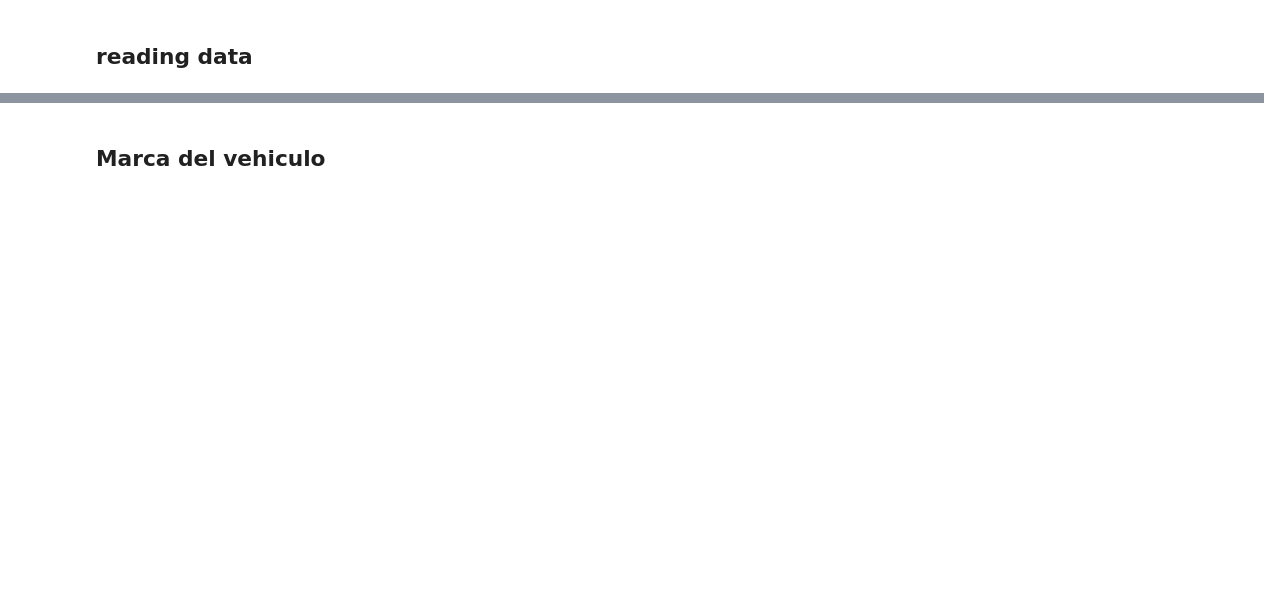
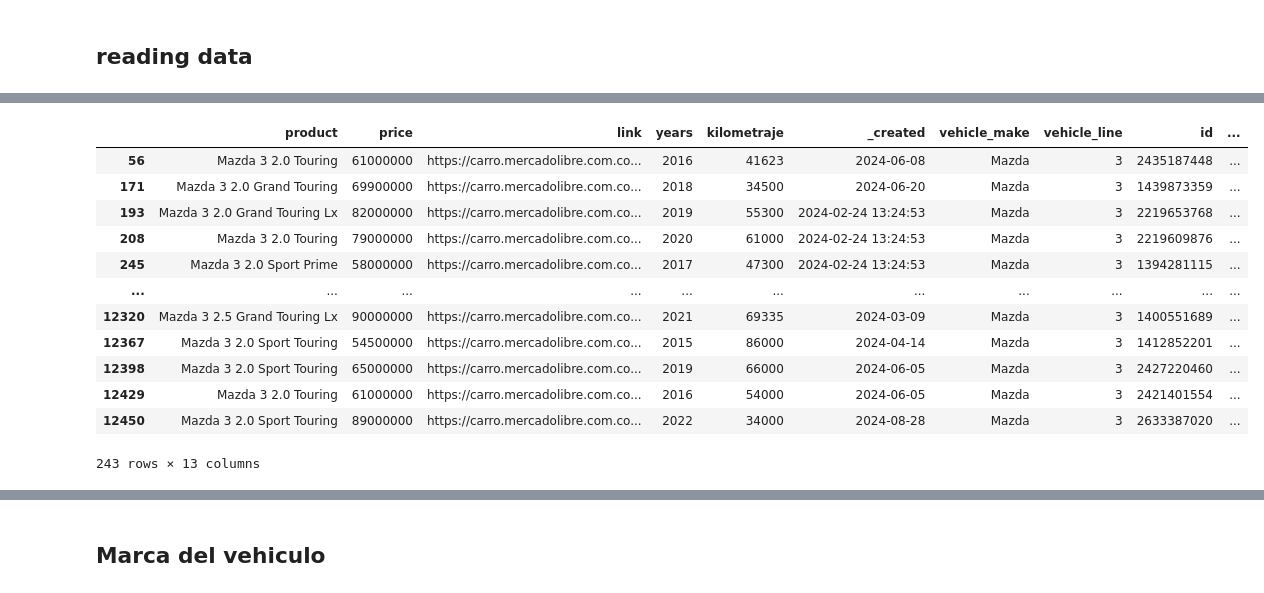
Before and after one commit to Wilmar3752/car_predict, a Jupyter notebook: notebooks/0-eda_cars.ipynb, the cells around one changed output, grey strips where cells are left out. Saved outputs shown, nothing was run; the diff lists cells and outputs as text; code cells hidden in the pictures; blank space fills up the shorter version.

```diff
--- a/notebooks/0-eda_cars.ipynb
+++ b/notebooks/0-eda_cars.ipynb
@@ -40,0 +65,16 @@ car_data.head()
+# %%
+car_data[car_data['make-line']=='Mazda-3']
+# %% [output]
+|  | product | price | link | years | kilometraje | _created | vehicle_make | vehicle_line | id | ... |
+| 56 | Mazda 3 2.0 Touring | 61000000 | https://carro.mercadolibre.com.co... | 2016 | 41623 | 2024-06-08 | Mazda | 3 | 2435187448 | ... |
+| 171 | Mazda 3 2.0 Grand Touring | 69900000 | https://carro.mercadolibre.com.co... | 2018 | 34500 | 2024-06-20 | Mazda | 3 | 1439873359 | ... |
+| 193 | Mazda 3 2.0 Grand Touring Lx | 82000000 | https://carro.mercadolibre.com.co... | 2019 | 55300 | 2024-02-24 13:24:53 | Mazda | 3 | 2219653768 | ... |
+| 208 | Mazda 3 2.0 Touring | 79000000 | https://carro.mercadolibre.com.co... | 2020 | 61000 | 2024-02-24 13:24:53 | Mazda | 3 | 2219609876 | ... |
+| 245 | Mazda 3 2.0 Sport Prime | 58000000 | https://carro.mercadolibre.com.co... | 2017 | 47300 | 2024-02-24 13:24:53 | Mazda | 3 | 1394281115 | ... |
+| ... | ... | ... | ... | ... | ... | ... | ... | ... | ... | ... |
+| 12320 | Mazda 3 2.5 Grand Touring Lx | 90000000 | https://carro.mercadolibre.com.co... | 2021 | 69335 | 2024-03-09 | Mazda | 3 | 1400551689 | ... |
+| 12367 | Mazda 3 2.0 Sport Touring | 54500000 | https://carro.mercadolibre.com.co... | 2015 | 86000 | 2024-04-14 | Mazda | 3 | 1412852201 | ... |
+| 12398 | Mazda 3 2.0 Sport Touring | 65000000 | https://carro.mercadolibre.com.co... | 2019 | 66000 | 2024-06-05 | Mazda | 3 | 2427220460 | ... |
+| 12429 | Mazda 3 2.0 Touring | 61000000 | https://carro.mercadolibre.com.co... | 2016 | 54000 | 2024-06-05 | Mazda | 3 | 2421401554 | ... |
+| 12450 | Mazda 3 2.0 Sport Touring | 89000000 | https://carro.mercadolibre.com.co... | 2022 | 34000 | 2024-08-28 | Mazda | 3 | 2633387020 | ... |
+243 rows × 13 columns
```
Also changed, not shown: parts of 11 cells of this notebook, 12 other files.
